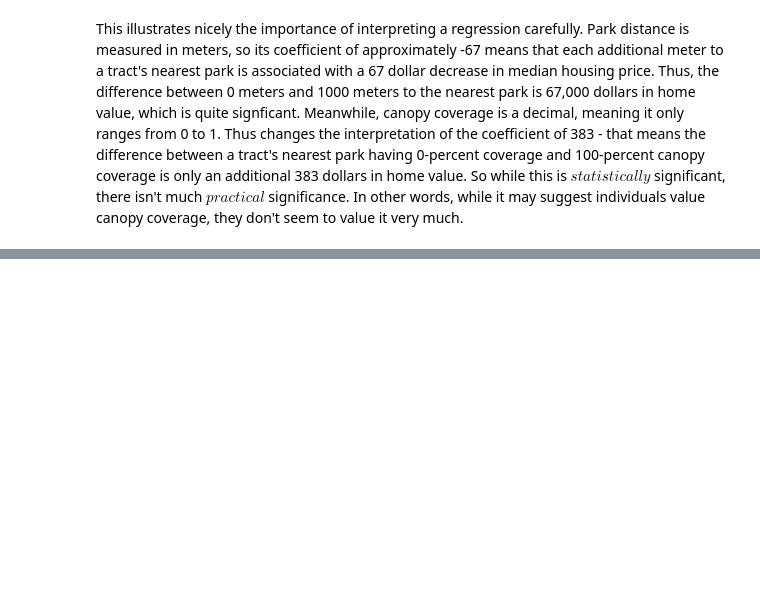
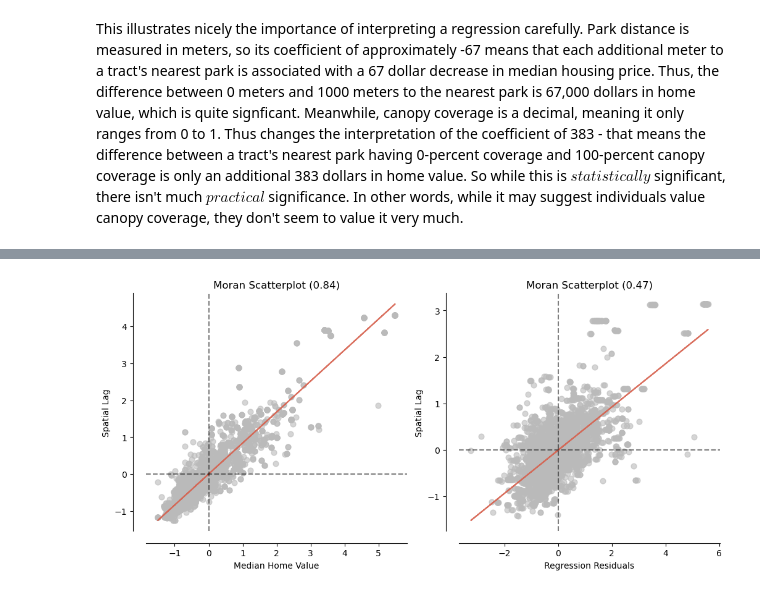
Before and after one commit to adohertymunro/DS-31095-Final-Project, a Jupyter notebook: Final Project.ipynb, the cells around one changed output, grey strips where cells are left out. Cells and saved outputs as stored; diff of their text form; code cells hidden in the pictures; blank space fills up the shorter version.

```diff
--- a/Final Project.ipynb
+++ b/Final Project.ipynb
@@ -429,6 +454,6 @@ housing_gdf = housing_gdf[(housing_gdf['median_home_value'] > 0) & (housing_gdf[
 largest_parks = biggest_parks.dissolve()
 
 housing_gdf['large_park_dist'] = (
-    housing_gdf.geometry.centroid
+    housing_gdf.copy().geometry.centroid
     .distance(largest_parks.copy().geometry.iloc[0])
 )
@@ -555,7 +574,7 @@ all_parks_model = smf.ols(
 #store residuals for plotting later
 dist_resid = smf.ols('park_dist ~ ' + ' + '.join(controls), data=housing_parks_gdf).fit().resid
 canopy_resid = smf.ols('canopy_pct ~ ' + ' + '.join(canopy_controls), data=housing_parks_gdf).fit().resid
-y_resid = smf.ols('median_home_value ~ ' + ' + '.join(controls), data=housing_parks_gdf).fit().resid
+housing_parks_gdf['model_residuals'] = smf.ols('median_home_value ~ ' + ' + '.join(controls), data=housing_parks_gdf).fit().resid
 # %% [markdown]
 And large parks:
 # %%
@@ -661,0 +685,27 @@ This illustrates nicely the importance of interpreting a regression carefully. P
+# %%
+w = libpysal.weights.Queen.from_dataframe(housing_parks_gdf, use_index=False)
+w.transform = 'r'
+
+moran_homes = Moran(housing_parks_gdf['median_home_value'], w)
+moran_resid = Moran(housing_parks_gdf['model_residuals'], w)
+
+fig, (ax1, ax2) = plt.subplots(1, 2, figsize=(12, 5))
+
+moran_scatterplot(
+    moran_homes,
+    ax=ax1,
+    aspect_equal=False
+)
+
+moran_scatterplot(
+    moran_resid,
+    ax=ax2,
+    aspect_equal=False
+)
+
+ax1.set_xlabel('Median Home Value')
+ax2.set_xlabel('Regression Residuals')
+
+plt.show()
+# %% [output]
+[figure, added]
```
Also changed, not shown: parts of 15 cells of this notebook.
